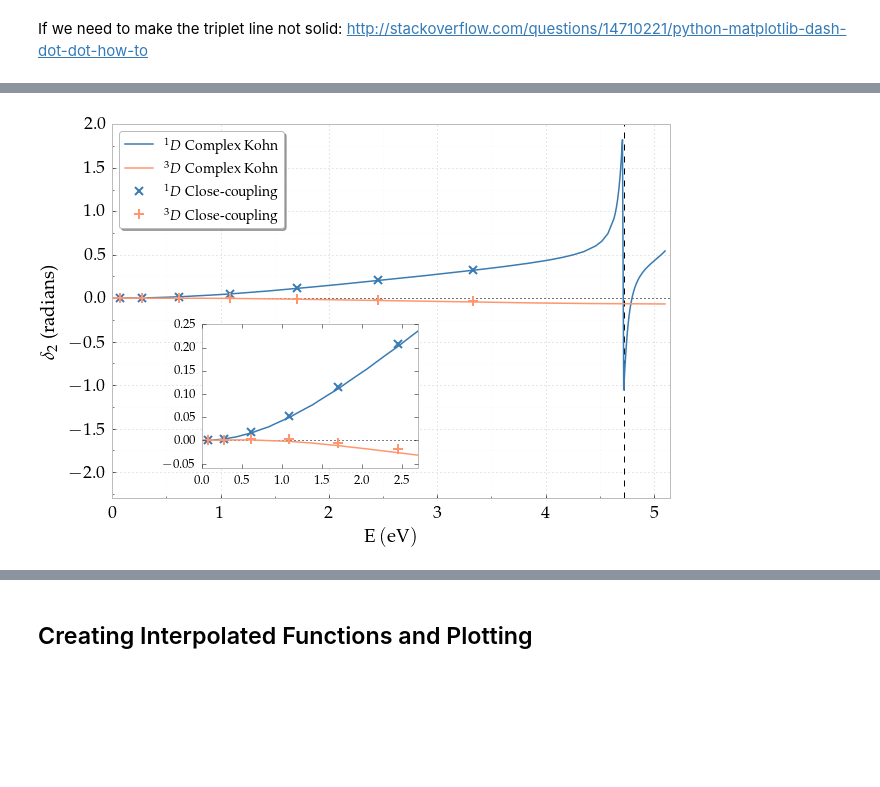
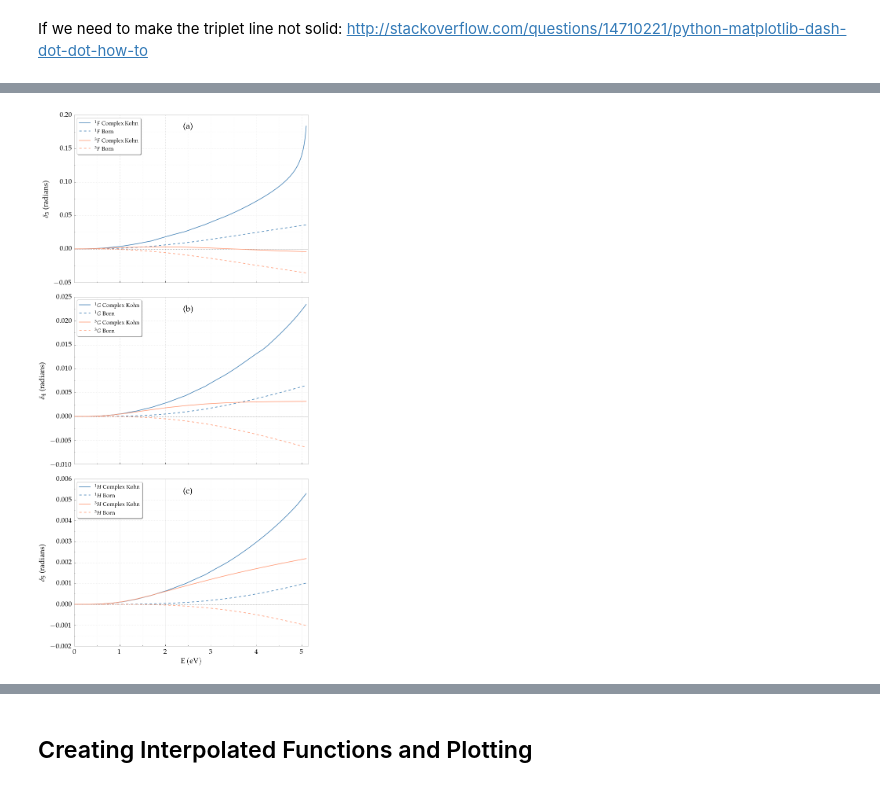
Before and after one commit to DentonW/Papers, a Jupyter notebook: PRA PsH/IPython/Paper Images.ipynb, the cells around one changed output, grey strips where cells are left out. Drawn from its saved outputs; the diff is of its cells as text; code cells hidden in the pictures; blank space fills up the shorter version.

```diff
--- a/PRA PsH/IPython/Paper Images.ipynb
+++ b/PRA PsH/IPython/Paper Images.ipynb
@@ -413,44 +474,60 @@ pyplot.show()
 # %%
-fig, ax = pyplot.subplots()
+fig = pyplot.figure(figsize=(10, 6.7*3))
 
-p1D = np.array(df['Phase1D'].tolist())
-p3D = np.array(df['Phase3D'].tolist())
-ED = np.array(df['E'].tolist())
-
+# F-Wave
+pyplot.subplot(3, 1, 1)
 pyplot.axhline(y=0, color='black', ls='dotted', lw=1)
-pyplot.axvline(x=4.7192, color='black', ls='dashed', lw=1)
-df.plot(x='E', y='Phase1D', marker='.', markersize=0.01, label=r'$^1D$ Complex Kohn', color=singletcolor)
-df.plot(x='E', y='Phase3D', marker='.', markersize=0.01, label=r'$^3D$ Complex Kohn', color=tripletcolor)
-#pyplot.plot(ED, p1D, '-', marker='.', markersize=0.01, color=singletcolor, label='Singlet')
-#pyplot.plot(ED, p3D, '-', marker='.', markersize=0.01, color=tripletcolor, label='Triplet')
-pyplot.plot(WaltersE, Walters1D, 'x', markersize=8, mew=2, label=r'$^1D$ Close-coupling', color=singletcolor)
-pyplot.plot(WaltersE, Walters3D, '+', markersize=10, mew=2, label=r'$^3D$ Close-coupling', color=tripletcolor)
-
-pyplot.xlabel(r"$\rm{E}\: (eV)$")
-pyplot.ylabel(r"$\delta_2$ (radians)")
-pyplot.xlim([0, 5.15])
-pyplot.ylim([-2.3, 2])
+#df.plot(x='E', y='Phase1F', marker='.', markersize=0.01, label='$^1F$ Complex Kohn', color=singletcolor)
+pyplot.plot(df['E'], df['Phase1F'], marker='.', markersize=0.01, label='$^1F$ Complex Kohn', color=singletcolor)
+pyplot.plot(E1F, sls1F, '--', marker='o', markersize=0.01, label='$^1F$ Born', color=singletcolor)
+#df.plot(x='E', y='Phase3F', marker='.', markersize=0.01, label='$^3F$ Complex Kohn', color=tripletcolor)
+pyplot.plot(df['E'], df['Phase3F'], marker='.', markersize=0.01, label='$^3F$ Complex Kohn', color=tripletcolor)
+pyplot.plot(E3F, sls3F, '--', marker='o', markersize=0.01, label='$^3F$ Born', color=tripletcolor)
+#pyplot.xlabel(r"$\rm{E}\: (eV)$")
+ax = plt.gca()
+ax.set_xticklabels([])
+ax.text(2.4, 0.18, '(a)', fontsize=22)
+pyplot.ylabel(r"$\delta_3$ (radians)")
+pyplot.xlim([0,5.15])
 pyplot.legend()
 FixPlot(plt)
 
-axins = inset_axes(ax, 3, 2, loc=9, bbox_to_anchor=(0.4, 0.5), bbox_transform=ax.figure.transFigure) # zoom = 6
+# G-Wave
+pyplot.subplot(3, 1, 2)
+pyplot.axhline(y=0, color='black', ls='dotted', lw=1)
+#df.plot(x='E', y='Phase1G', marker='.', markersize=0.01, label='$^1G$ Complex Kohn', color=singletcolor)
+pyplot.plot(df['E'], df['Phase1G'], marker='.', markersize=0.01, label='$^1G$ Complex Kohn', color=singletcolor)
+pyplot.plot(E1G, sls1G, '--', marker='o', markersize=0.01, label='$^1G$ Born', color=singletcolor)
+#df.plot(x='E', y='Phase3G', marker='.', markersize=0.01, label='$^3G$ Complex Kohn', color=tripletcolor)
+pyplot.plot(df['E'], df['Phase3G'], marker='.', markersize=0.01, label='$^3G$ Complex Kohn', color=tripletcolor)
+pyplot.plot(E3G, sls3G, '--', marker='o', markersize=0.01, label='$^3G$ Born', color=tripletcolor)
+#pyplot.xlabel(r"$\rm{E}\: (eV)$")
+ax = plt.gca()
+ax.set_xticklabels([])
+ax.text(2.4, 0.022, '(b)', fontsize=22)
+pyplot.ylabel(r"$\delta_4$ (radians)")
+pyplot.xlim([0,5.15])
+pyplot.legend()
+FixPlot(plt)
 
+# H-Wave
+pyplot.subplot(3, 1, 3)
 pyplot.axhline(y=0, color='black', ls='dotted', lw=1)
-pyplot.plot(ED, p1D, '-', marker='.', markersize=0.01, color=singletcolor, label='Singlet')
-pyplot.plot(ED, p3D, '-', marker='.', markersize=0.01, color=tripletcolor, label='Triplet')
-#df.plot(x='E', y='Phase1D', marker='.', markersize=0.01, color=singletcolor)
-#df.plot(x='E', y='Phase3D', marker='.', markersize=0.01, color=tripletcolor)
-pyplot.plot(WaltersE, Walters1D, 'x', markersize=8, mew=2, color=singletcolor)
-pyplot.plot(WaltersE, Walters3D, '+', markersize=10, mew=2, color=tripletcolor)
+df.plot(x='E', y='Phase1H', marker='.', markersize=0.01, label='$^1H$ Complex Kohn', color=singletcolor)
+pyplot.plot(E1H, sls1H, '--', marker='o', markersize=0.01, label='$^1H$ Born', color=singletcolor)
+df.plot(x='E', y='Phase3H', marker='.', markersize=0.01, label='$^3H$ Complex Kohn', color=tripletcolor)
+pyplot.plot(E3H, sls3H, '--', marker='o', markersize=0.01, label='$^3H$ Born', color=tripletcolor)
+pyplot.xlabel(r"$\rm{E}\: (eV)$")
+pyplot.ylabel(r"$\delta_5$ (radians)")
+ax = plt.gca()
+ax.text(2.4, 0.0053, '(c)', fontsize=22)
+pyplot.xlim([0,5.15])
+pyplot.legend()
+FixPlot(plt)
 
-#mark_inset(ax, axins, loc1=2, loc2=4, fc="none", ec="0.5")
-axins.axis([0.0, 2.7, -0.06, 0.25])
-#axins.yaxis.tick_right()
-#axins.yaxis.set_ticks_position('both')
-pyplot.xticks(fontsize = 13) # work on current fig
-pyplot.yticks(fontsize = 13) # work on current fig
+plt.tight_layout()
 
-pyplot.savefig("dwave-phases.pdf", bbox_inches='tight')
+pyplot.savefig("fgh-wave-phases.pdf", bbox_inches='tight')
 pyplot.show()
 # %% [output]
-[figure, old version]
+[figure, new version]
```
Also changed, not shown: parts of 27 cells of this notebook, 2 other files.
